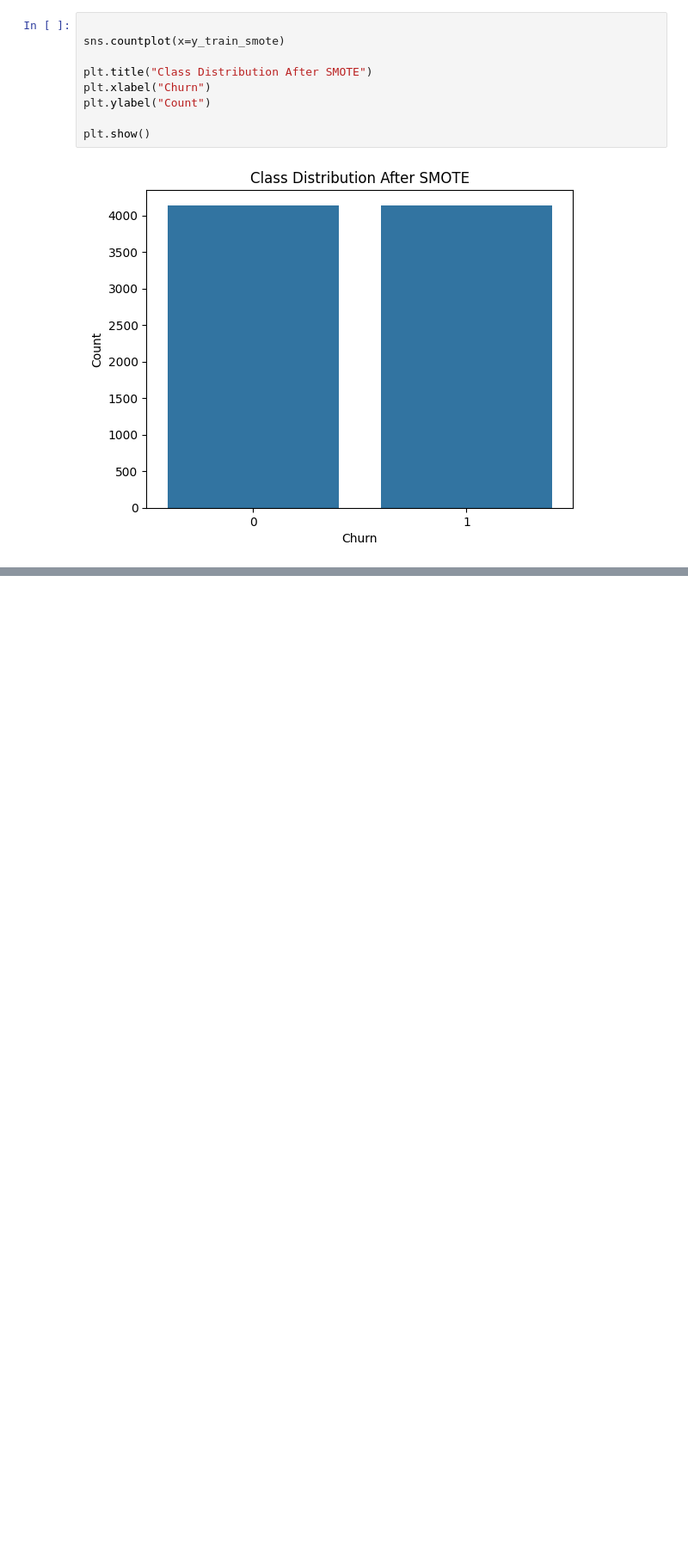
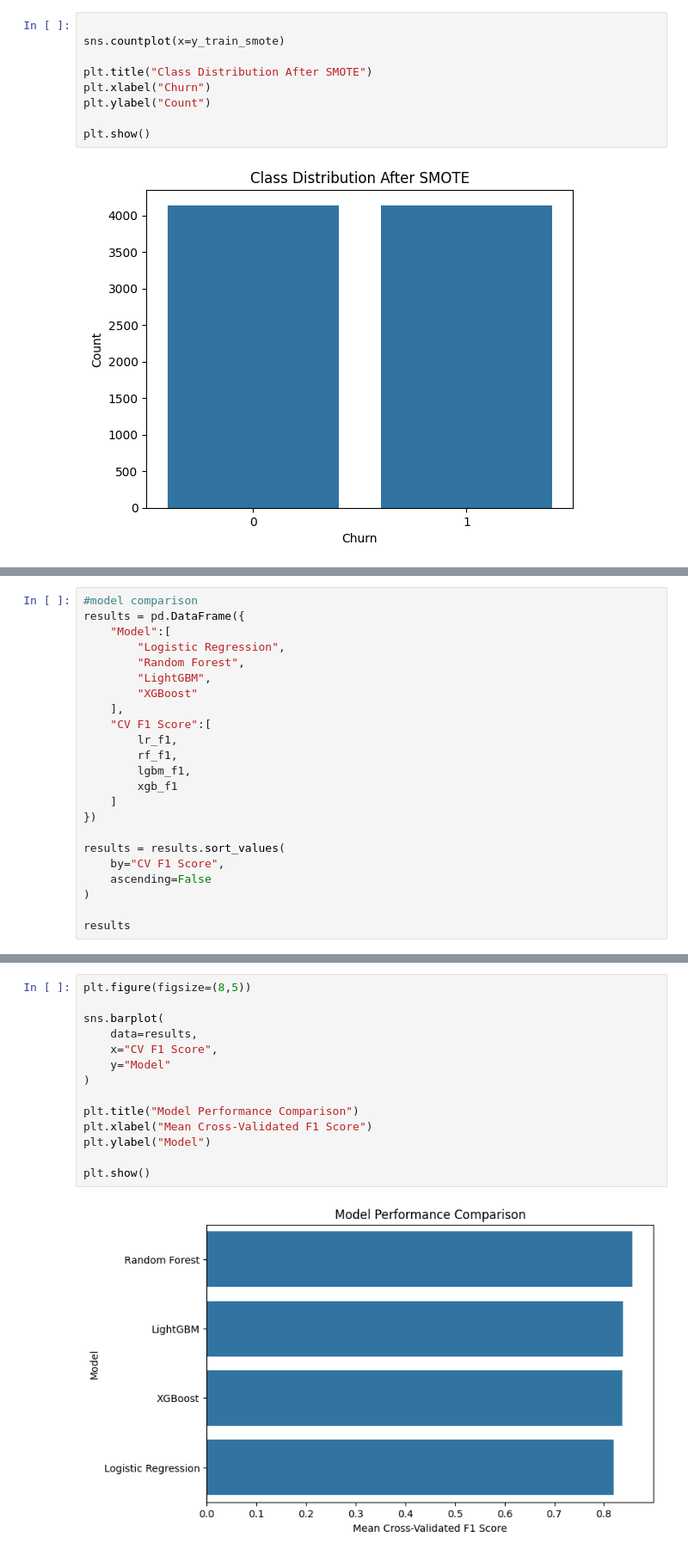
Before and after one commit to Nithinshibu07/Customer-Churn-Prediction, a Jupyter notebook: Notebook/Customer_churn_prediction.ipynb, the cells around one changed output, grey strips where cells are left out. Shown at 86% size. Saved outputs shown, nothing was run; the diff lists cells and outputs as text; blank space fills up the shorter version.

```diff
--- a/Notebook/Customer_churn_prediction.ipynb
+++ b/Notebook/Customer_churn_prediction.ipynb
@@ -619,0 +744,23 @@ plt.show()
+# %%
+#model comparison
+results = pd.DataFrame({
+    "Model":[
+        "Logistic Regression",
+        "Random Forest",
+        "LightGBM",
+        "XGBoost"
+    ],
+    "CV F1 Score":[
+        lr_f1,
+        rf_f1,
+        lgbm_f1,
+        xgb_f1
+    ]
+})
+
+results = results.sort_values(
+    by="CV F1 Score",
+    ascending=False
+)
+
+results
@@ -619,0 +773,16 @@ plt.show()
+# %%
+plt.figure(figsize=(8,5))
+
+sns.barplot(
+    data=results,
+    x="CV F1 Score",
+    y="Model"
+)
+
+plt.title("Model Performance Comparison")
+plt.xlabel("Mean Cross-Validated F1 Score")
+plt.ylabel("Model")
+
+plt.show()
+# %% [output]
+[figure, added]
```
Also changed, not shown: parts of 9 cells of this notebook.
